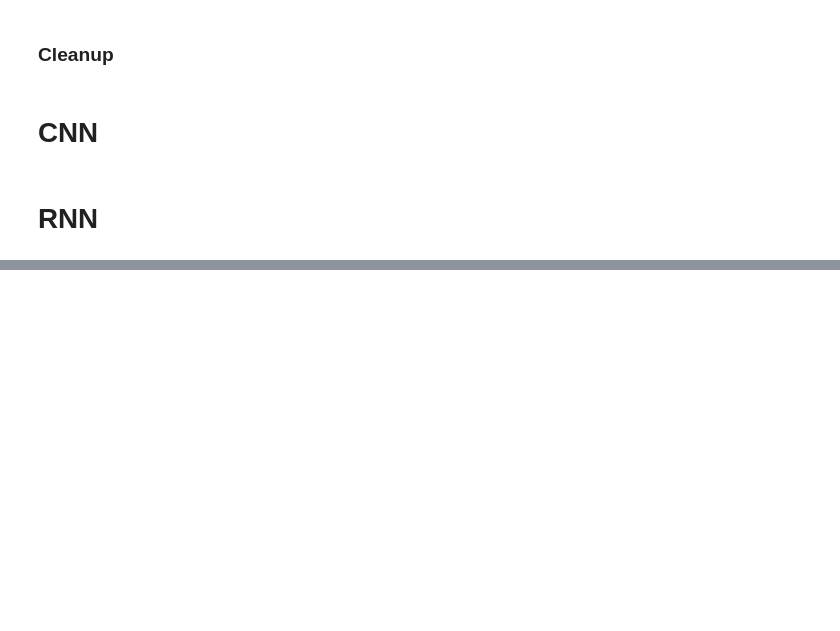
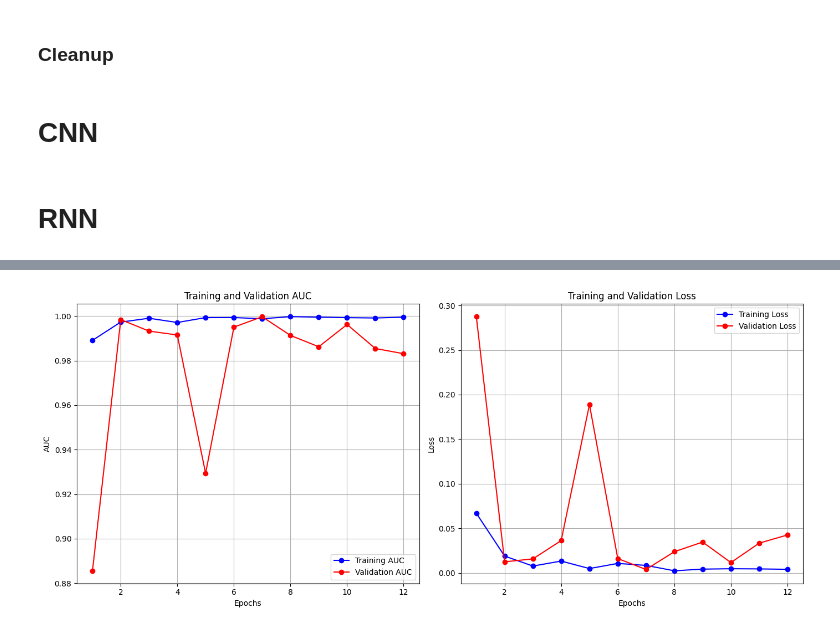
Before and after one commit to Rrazr/deep-learning-voice-authenticator, a Jupyter notebook: Voice_Auth.ipynb, the cells around one changed output, grey strips where cells are left out. Cells and saved outputs as stored; diff of their text form; code cells hidden in the pictures; blank space fills up the shorter version.

Commit message:
Completed model training

```diff
--- a/Voice_Auth.ipynb
+++ b/Voice_Auth.ipynb
@@ -251,0 +353,12 @@ process_and_write_tfrecords(
+# %%
+# Load the validation dataset
+val_dataset = tf.data.TFRecordDataset(
+    GCS_VAL_PATH, num_parallel_reads=tf.data.AUTOTUNE
+)
+val_dataset = (
+    val_dataset.map(parse_tfrecord_fn, num_parallel_calls=tf.data.AUTOTUNE)
+    .padded_batch(BATCH_SIZE, padded_shapes=([None, N_MELS], []))
+    .prefetch(buffer_size=tf.data.AUTOTUNE)
+)
+
+print(f"✅ Validation dataset: {val_dataset}")
@@ -375,0 +533,52 @@ Epoch 1/20
+# %%
+import matplotlib.pyplot as plt
+
+# --- 1. Get the metrics from the history object ---
+# Note: If you stopped and restarted, you might not have 'history'
+# In that case, you'd need to re-run training.
+try:
+    history_dict = history.history
+
+    # Get the 'auc' and 'val_auc'
+    auc = history_dict['auc']
+    val_auc = history_dict['val_auc']
+
+    # Get the 'loss' and 'val_loss'
+    loss = history_dict['loss']
+    val_loss = history_dict['val_loss']
+
+    # Get the number of epochs
+    epochs = range(1, len(auc) + 1)
+
+    # --- 2. Plot Training & Validation AUC ---
+    plt.figure(figsize=(14, 6))
+
+    # Subplot 1: AUC
+    plt.subplot(1, 2, 1)
+    plt.plot(epochs, auc, 'bo-', label='Training AUC')
+    plt.plot(epochs, val_auc, 'ro-', label='Validation AUC')
+    plt.title('Training and Validation AUC')
+    plt.xlabel('Epochs')
+    plt.ylabel('AUC')
+    plt.legend()
+    plt.grid(True)
+
+    # Subplot 2: Loss
+    plt.subplot(1, 2, 2)
+    plt.plot(epochs, loss, 'bo-', label='Training Loss')
+    plt.plot(epochs, val_loss, 'ro-', label='Validation Loss')
+    plt.title('Training and Validation Loss')
+    plt.xlabel('Epochs')
+    plt.ylabel('Loss')
+    plt.legend()
+    plt.grid(True)
+
+    plt.tight_layout() # Adjusts plots to prevent overlap
+    plt.show()
+
+except NameError:
+    print("Oh no! The 'history' object was not found.")
+    print("Please make sure you have just run the model.fit() cell.")
+    print("If you restarted the kernel, you'll need to re-run training to generate this plot.")
+# %% [output]
+[figure, added]
```
Also changed, not shown: parts of 14 cells of this notebook.
